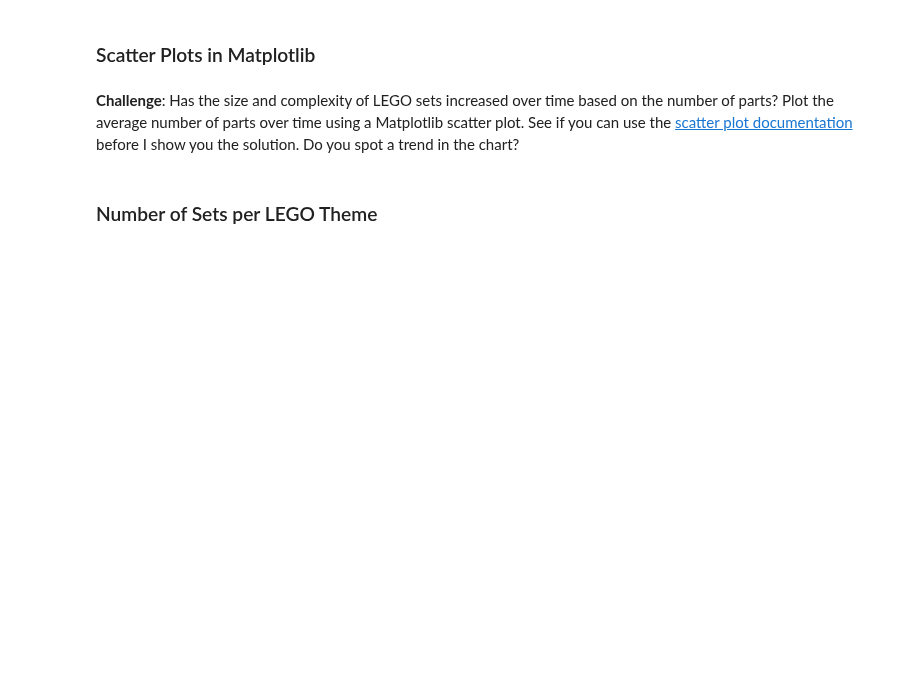
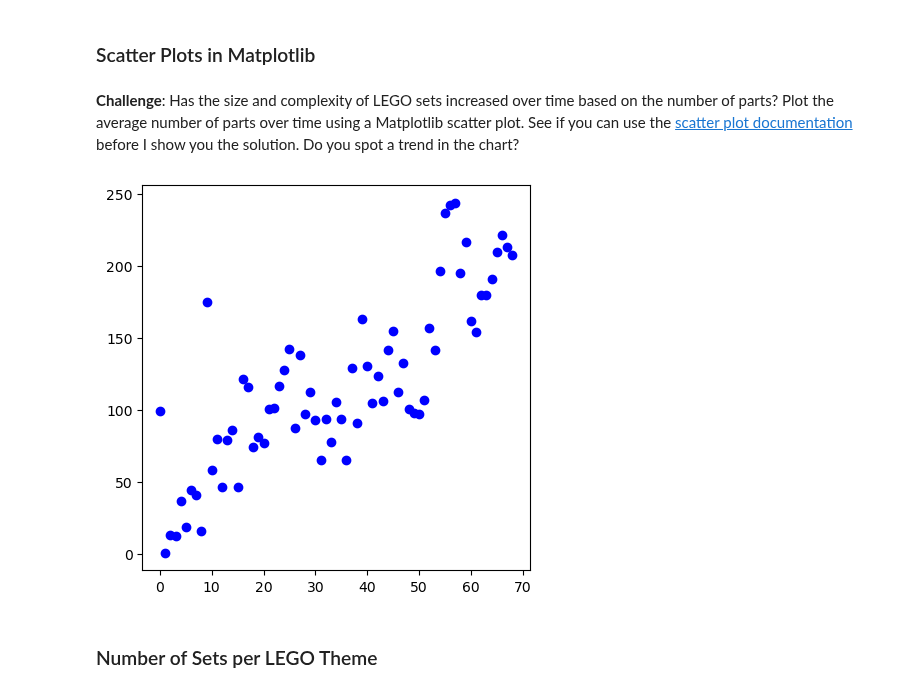
Before and after one commit to goltaraya/lego-data-analysis, a Jupyter notebook: Lego_Analysis_for_Course_(start).ipynb, the cells around one changed output. Saved outputs shown, nothing was run; the diff lists cells and outputs as text; code cells hidden in the pictures; blank space fills up the shorter version.

Commit message:
scatter plot

```diff
--- a/Lego_Analysis_for_Course_(start).ipynb
+++ b/Lego_Analysis_for_Course_(start).ipynb
@@ -243,6 +243,12 @@ parts_per_set.query("year==2017")
 ### Scatter Plots in Matplotlib
 # %% [markdown]
 **Challenge**: Has the size and complexity of LEGO sets increased over time based on the number of parts? Plot the average number of parts over time using a Matplotlib scatter plot. See if you can use the [scatter plot documentation](https://matplotlib.org/3.1.0/api/_as_gen/matplotlib.pyplot.scatter.html) before I show you the solution. Do you spot a trend in the chart?
+# %%
+plt.figure(figsize=(5,5))
+plt.scatter(parts_per_set.index, parts_per_set.num_parts, c="blue")
+plt.show()
+# %% [output]
+[figure, added]
 # %% [markdown]
 ### Number of Sets per LEGO Theme
 # %% [markdown]
```
Also changed, not shown: parts of 3 cells of this notebook.
